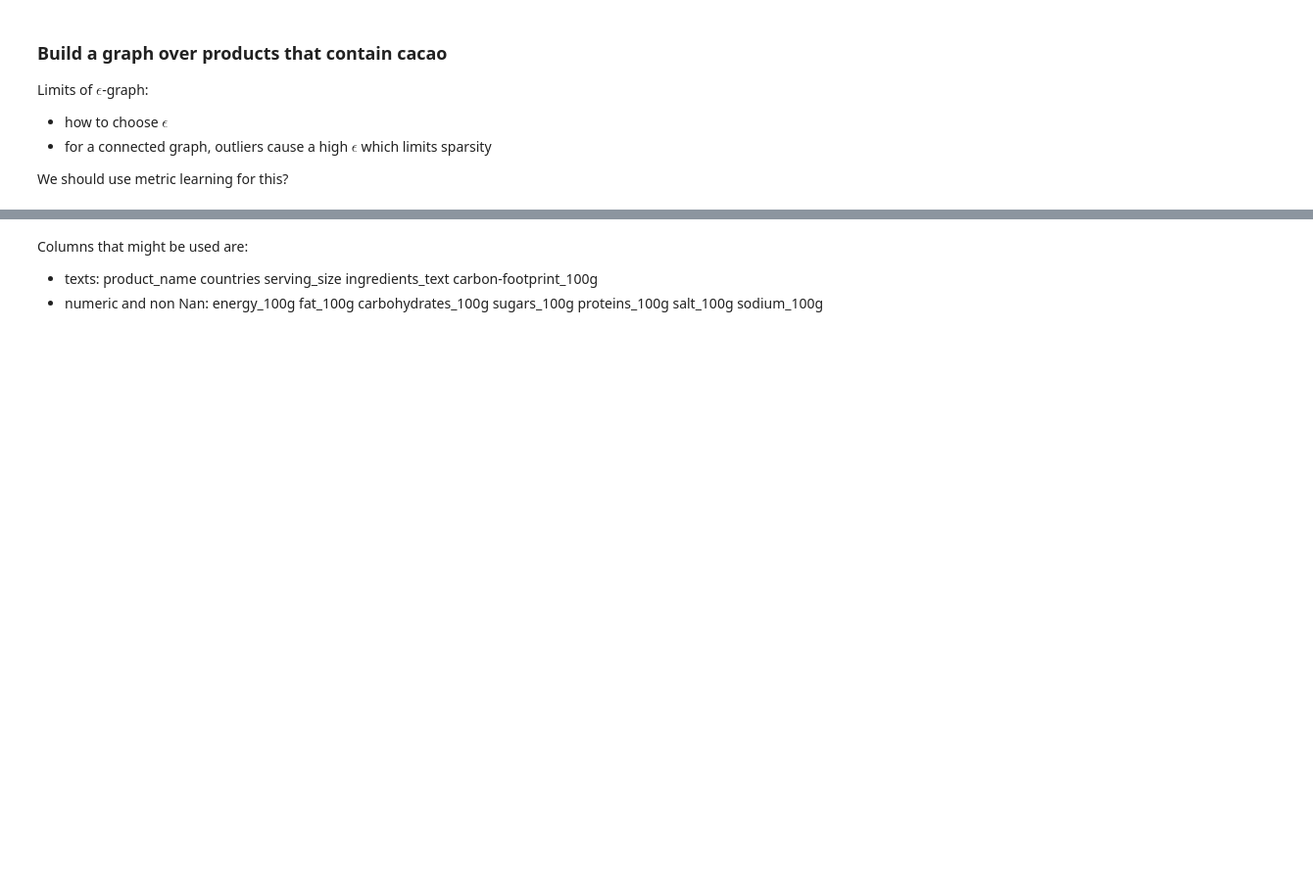
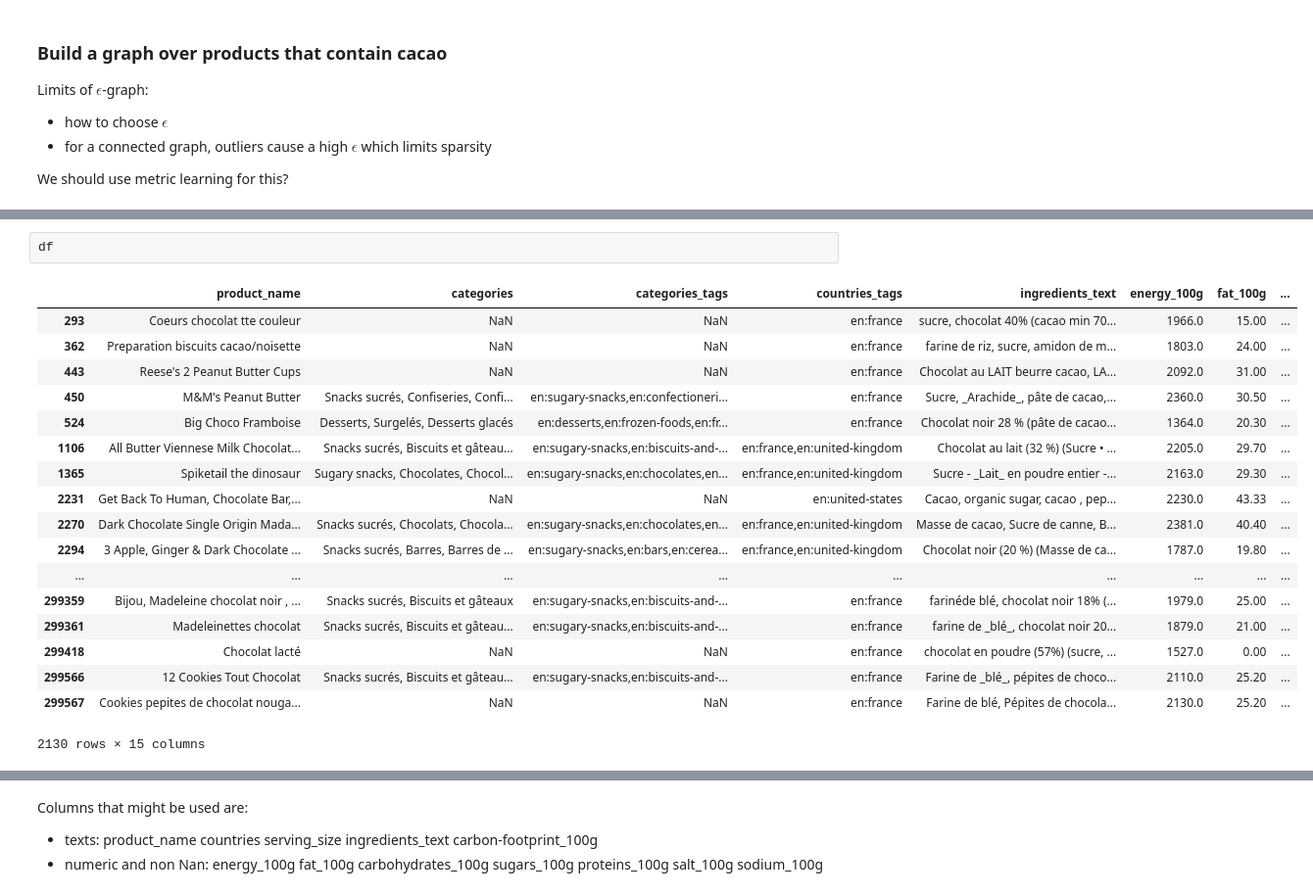
Before and after one commit to lgerrets/graphsml18-openfoodfacts, a Jupyter notebook: off-graphs.ipynb, the cells around one changed output, grey strips where cells are left out. Shown: that part at 98% size. Cells and saved outputs as stored; diff of their text form; blank space fills up the shorter version.

```diff
--- a/off-graphs.ipynb
+++ b/off-graphs.ipynb
@@ -261,0 +281,21 @@ array(['Bananas, vegetable oil (coconut oil, corn oil and/or palm oil) sugar, na
+# %%
+df
+# %% [output]
+|  | product_name | categories | categories_tags | countries_tags | ingredients_text | energy_100g | fat_100g | ... |
+| 293 | Coeurs chocolat tte couleur | NaN | NaN | en:france | sucre, chocolat 40% (cacao min 70... | 1966.0 | 15.00 | ... |
+| 362 | Preparation biscuits cacao/noisette | NaN | NaN | en:france | farine de riz, sucre, amidon de m... | 1803.0 | 24.00 | ... |
+| 443 | Reese's 2 Peanut Butter Cups | NaN | NaN | en:france | Chocolat au LAIT beurre cacao, LA... | 2092.0 | 31.00 | ... |
+| 450 | M&M's Peanut Butter | Snacks sucrés, Confiseries, Confi... | en:sugary-snacks,en:confectioneri... | en:france | Sucre, _Arachide_, pâte de cacao,... | 2360.0 | 30.50 | ... |
+| 524 | Big Choco Framboise | Desserts, Surgelés, Desserts glacés | en:desserts,en:frozen-foods,en:fr... | en:france | Chocolat noir 28 % (pâte de cacao... | 1364.0 | 20.30 | ... |
+| 1106 | All Butter Viennese Milk Chocolat... | Snacks sucrés, Biscuits et gâteau... | en:sugary-snacks,en:biscuits-and-... | en:france,en:united-kingdom | Chocolat au lait (32 %) (Sucre • ... | 2205.0 | 29.70 | ... |
+| 1365 | Spiketail the dinosaur | Sugary snacks, Chocolates, Chocol... | en:sugary-snacks,en:chocolates,en... | en:france,en:united-kingdom | Sucre - _Lait_ en poudre entier -... | 2163.0 | 29.30 | ... |
+| 2231 | Get Back To Human, Chocolate Bar,... | NaN | NaN | en:united-states | Cacao, organic sugar, cacao , pep... | 2230.0 | 43.33 | ... |
+| 2270 | Dark Chocolate Single Origin Mada... | Snacks sucrés, Chocolats, Chocola... | en:sugary-snacks,en:chocolates,en... | en:france,en:united-kingdom | Masse de cacao, Sucre de canne, B... | 2381.0 | 40.40 | ... |
+| 2294 | 3 Apple, Ginger & Dark Chocolate ... | Snacks sucrés, Barres, Barres de ... | en:sugary-snacks,en:bars,en:cerea... | en:france,en:united-kingdom | Chocolat noir (20 %) (Masse de ca... | 1787.0 | 19.80 | ... |
+| ... | ... | ... | ... | ... | ... | ... | ... | ... |
+| 299359 | Bijou, Madeleine chocolat noir , ... | Snacks sucrés, Biscuits et gâteaux | en:sugary-snacks,en:biscuits-and-... | en:france | farinéde blé, chocolat noir 18% (... | 1979.0 | 25.00 | ... |
+| 299361 | Madeleinettes chocolat | Snacks sucrés, Biscuits et gâteau... | en:sugary-snacks,en:biscuits-and-... | en:france | farine de _blé_, chocolat noir 20... | 1879.0 | 21.00 | ... |
+| 299418 | Chocolat lacté | NaN | NaN | en:france | chocolat en poudre (57%) (sucre, ... | 1527.0 | 0.00 | ... |
+| 299566 | 12 Cookies Tout Chocolat | Snacks sucrés, Biscuits et gâteau... | en:sugary-snacks,en:biscuits-and-... | en:france | Farine de _blé_, pépites de choco... | 2110.0 | 25.20 | ... |
+| 299567 | Cookies pepites de chocolat nouga... | NaN | NaN | en:france | Farine de blé, Pépites de chocola... | 2130.0 | 25.20 | ... |
+2130 rows × 15 columns
```
Also changed, not shown: parts of 24 cells of this notebook, 3 other files.
